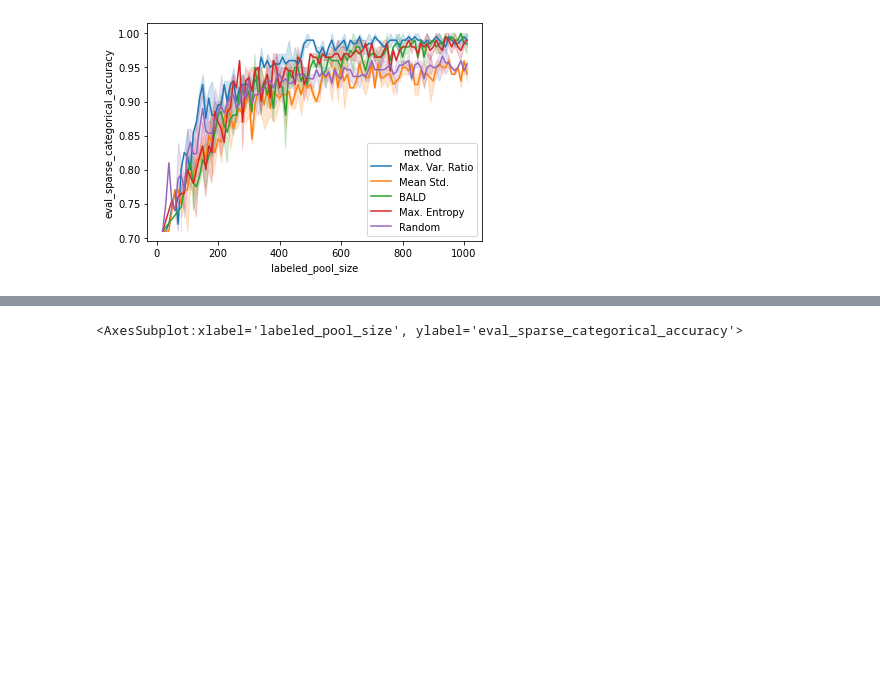
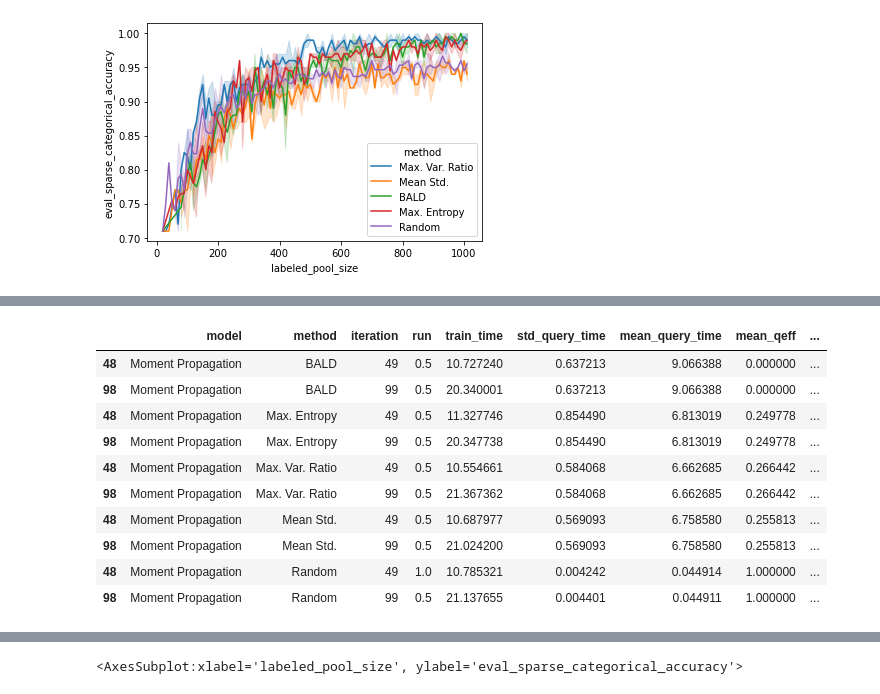
Before and after one commit to ExLeonem/master-thesis-code, a Jupyter notebook: wp/notebooks/experiments/mnist/temp.ipynb, the cells around one changed output, grey strips where cells are left out. Cells and saved outputs as stored; diff of their text form; code cells hidden in the pictures; blank space fills up the shorter version.

```diff
--- a/wp/notebooks/experiments/mnist/temp.ipynb
+++ b/wp/notebooks/experiments/mnist/temp.ipynb
@@ -79,0 +75,15 @@ sns.barplot(data=mp_mean, x="method", y="mean_qeff")
+# %%
+selector = (mp_mean["labeled_pool_size"] % 500) == 0
+mp_mean[selector]
+# %% [output]
+|  | model | method | iteration | run | train_time | std_query_time | mean_query_time | mean_qeff | ... |
+| 48 | Moment Propagation | BALD | 49 | 0.5 | 10.727240 | 0.637213 | 9.066388 | 0.000000 | ... |
+| 98 | Moment Propagation | BALD | 99 | 0.5 | 20.340001 | 0.637213 | 9.066388 | 0.000000 | ... |
+| 48 | Moment Propagation | Max. Entropy | 49 | 0.5 | 11.327746 | 0.854490 | 6.813019 | 0.249778 | ... |
+| 98 | Moment Propagation | Max. Entropy | 99 | 0.5 | 20.347738 | 0.854490 | 6.813019 | 0.249778 | ... |
+| 48 | Moment Propagation | Max. Var. Ratio | 49 | 0.5 | 10.554661 | 0.584068 | 6.662685 | 0.266442 | ... |
+| 98 | Moment Propagation | Max. Var. Ratio | 99 | 0.5 | 21.367362 | 0.584068 | 6.662685 | 0.266442 | ... |
+| 48 | Moment Propagation | Mean Std. | 49 | 0.5 | 10.687977 | 0.569093 | 6.758580 | 0.255813 | ... |
+| 98 | Moment Propagation | Mean Std. | 99 | 0.5 | 21.024200 | 0.569093 | 6.758580 | 0.255813 | ... |
+| 48 | Moment Propagation | Random | 49 | 1.0 | 10.785321 | 0.004242 | 0.044914 | 1.000000 | ... |
+| 98 | Moment Propagation | Random | 99 | 0.5 | 21.137655 | 0.004401 | 0.044911 | 1.000000 | ... |
```
Also changed, not shown: parts of 27 cells of this notebook, 6 other files.
